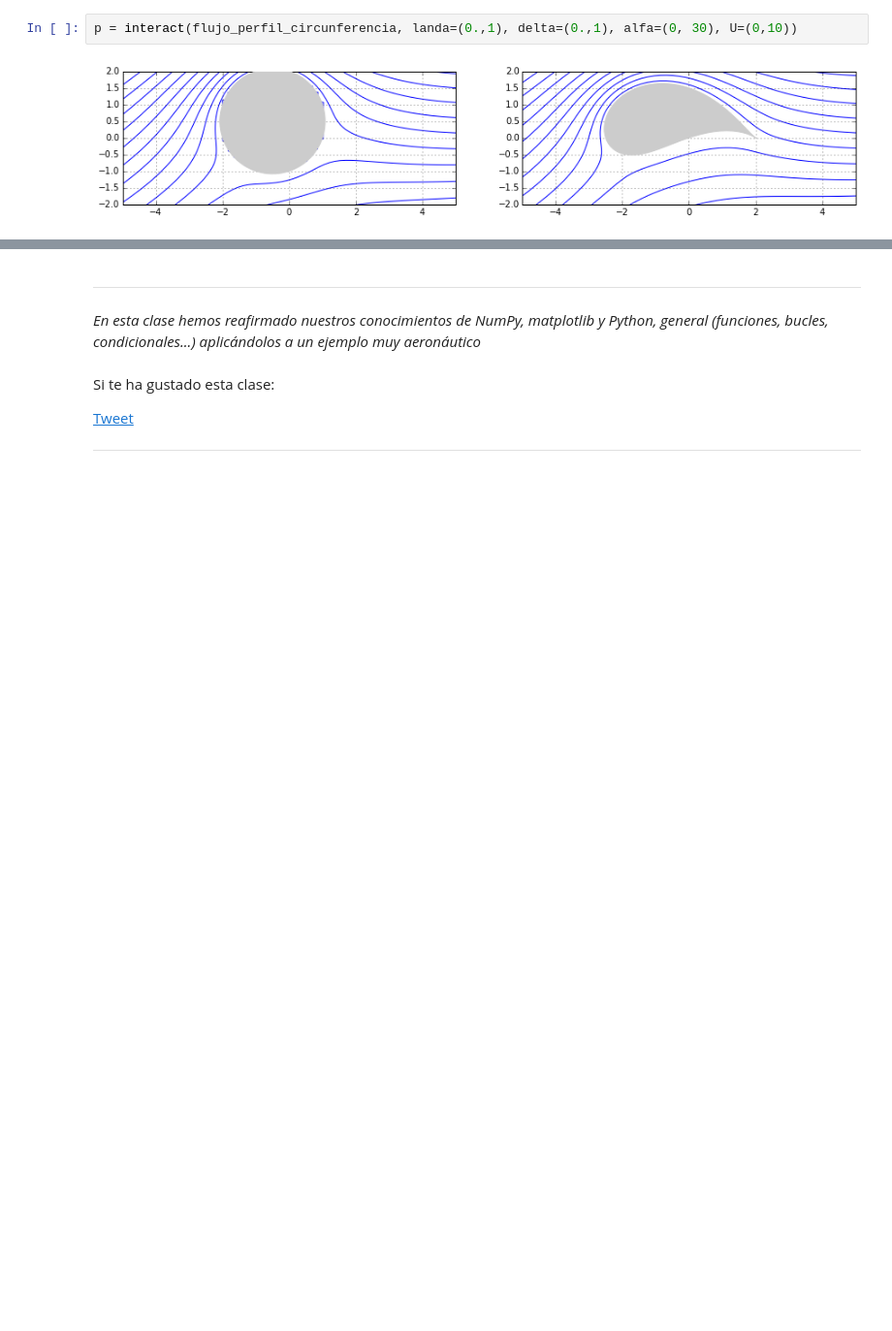
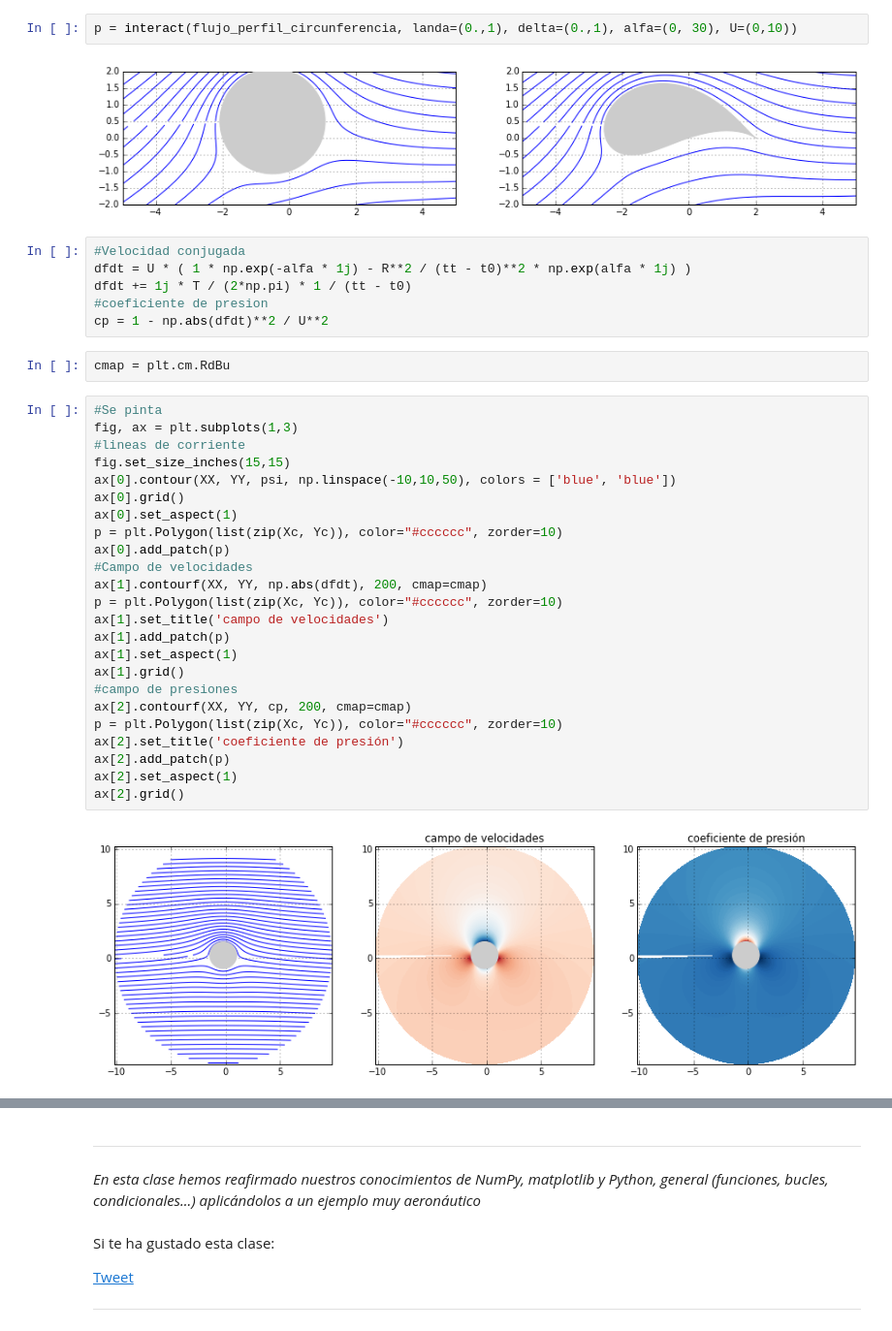
Before and after one commit to AeroPython/Curso_AeroPython, a Jupyter notebook: notebooks_completos/Clase3b_Perfil_Yukovski.ipynb, the cells around one changed output, grey strips where cells are left out. Shown at 97% size. Cells and saved outputs as stored; diff of their text form; blank space fills up the shorter version.

Commit message:
actualizados widgets, añadido cálculo de campos de velocidades y presiones, añadida cita a Lorena Barba

```diff
--- a/notebooks_completos/Clase3b_Perfil_Yukovski.ipynb
+++ b/notebooks_completos/Clase3b_Perfil_Yukovski.ipynb
@@ -407,3 +417,37 @@ def flujo_perfil_circunferencia(landa, delta, alfa, U=1,  N_malla = 100):
 p = interact(flujo_perfil_circunferencia, landa=(0.,1), delta=(0.,1), alfa=(0, 30), U=(0,10))
 # %% [output]
 [figure]
+# %%
+#Velocidad conjugada
+dfdt = U * ( 1 * np.exp(-alfa * 1j) - R**2 / (tt - t0)**2 * np.exp(alfa * 1j) )
+dfdt += 1j * T / (2*np.pi) * 1 / (tt - t0)
+#coeficiente de presion
+cp = 1 - np.abs(dfdt)**2 / U**2
+# %%
+cmap = plt.cm.RdBu
+# %%
+#Se pinta
+fig, ax = plt.subplots(1,3)
+#lineas de corriente
+fig.set_size_inches(15,15)
+ax[0].contour(XX, YY, psi, np.linspace(-10,10,50), colors = ['blue', 'blue'])
+ax[0].grid()
+ax[0].set_aspect(1)
+p = plt.Polygon(list(zip(Xc, Yc)), color="#cccccc", zorder=10)
+ax[0].add_patch(p)
+#Campo de velocidades
+ax[1].contourf(XX, YY, np.abs(dfdt), 200, cmap=cmap)
+p = plt.Polygon(list(zip(Xc, Yc)), color="#cccccc", zorder=10)
+ax[1].set_title('campo de velocidades')
+ax[1].add_patch(p)
+ax[1].set_aspect(1)
+ax[1].grid()
+#campo de presiones
+ax[2].contourf(XX, YY, cp, 200, cmap=cmap)
+p = plt.Polygon(list(zip(Xc, Yc)), color="#cccccc", zorder=10)
+ax[2].set_title('coeficiente de presión')
+ax[2].add_patch(p)
+ax[2].set_aspect(1)
+ax[2].grid()
+# %% [output]
+[figure, added]
```
Also changed, not shown: parts of 8 cells of this notebook.
